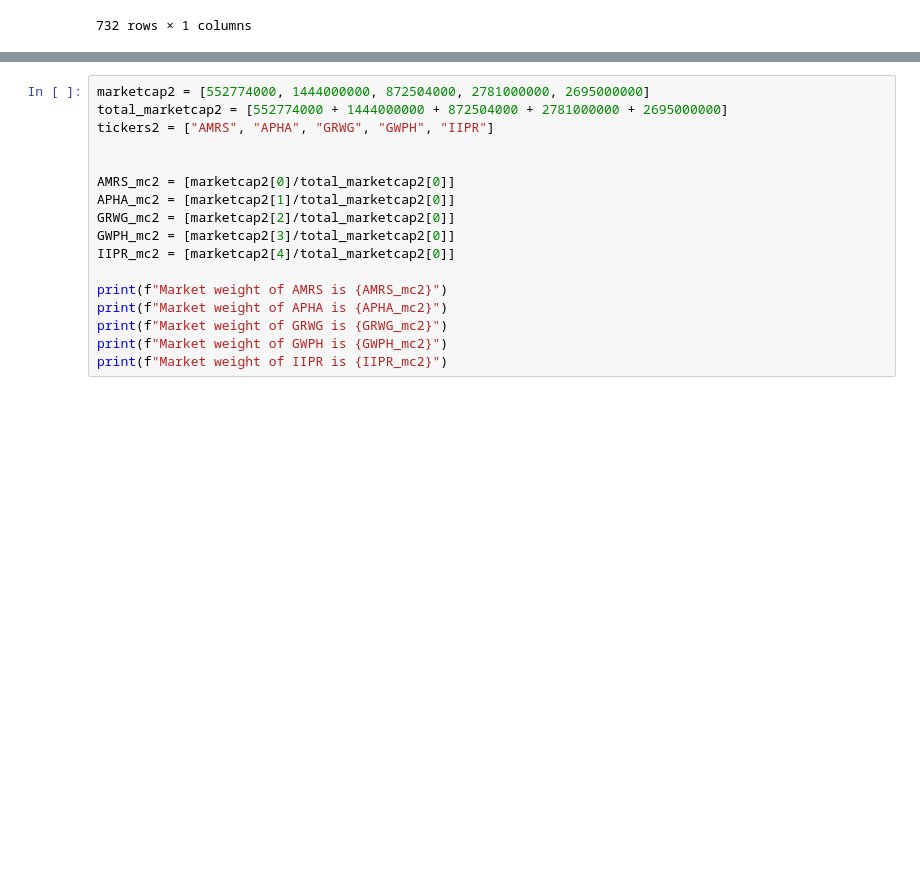
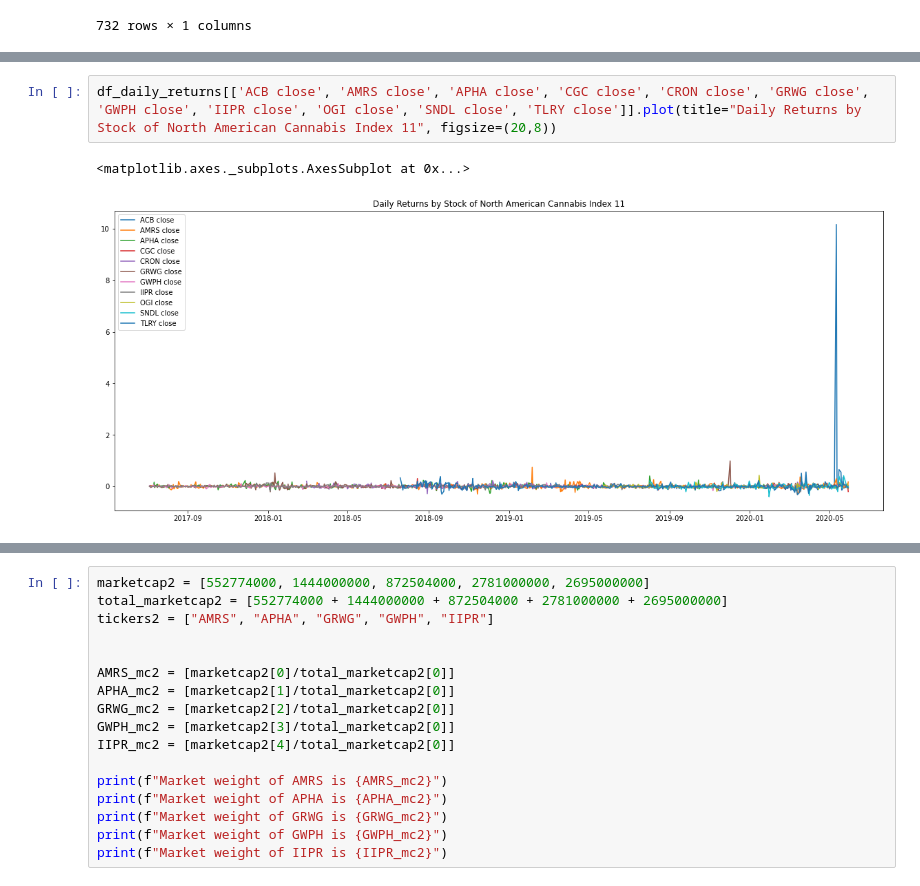
Before and after one commit to jtmcginley123/project-one, a Jupyter notebook: notebooks/jackie.ipynb, the cells around one changed output, grey strips where cells are left out. Drawn from its saved outputs; the diff is of its cells as text; blank space fills up the shorter version.

```diff
--- a/notebooks/jackie.ipynb
+++ b/notebooks/jackie.ipynb
@@ -129,0 +148,5 @@ df_index.plot(title="Cannabis Index 11 made by Potfit", figsize=(20,8))
+# %%
+df_daily_returns[['ACB close', 'AMRS close', 'APHA close', 'CGC close', 'CRON close', 'GRWG close', 'GWPH close', 'IIPR close', 'OGI close', 'SNDL close', 'TLRY close']].plot(title="Daily Returns by Stock of North American Cannabis Index 11", figsize=(20,8))
+# %% [output]
+<matplotlib.axes._subplots.AxesSubplot at 0x...>
+[figure, added]
```
Also changed, not shown: parts of 7 cells of this notebook, 1 other file.
